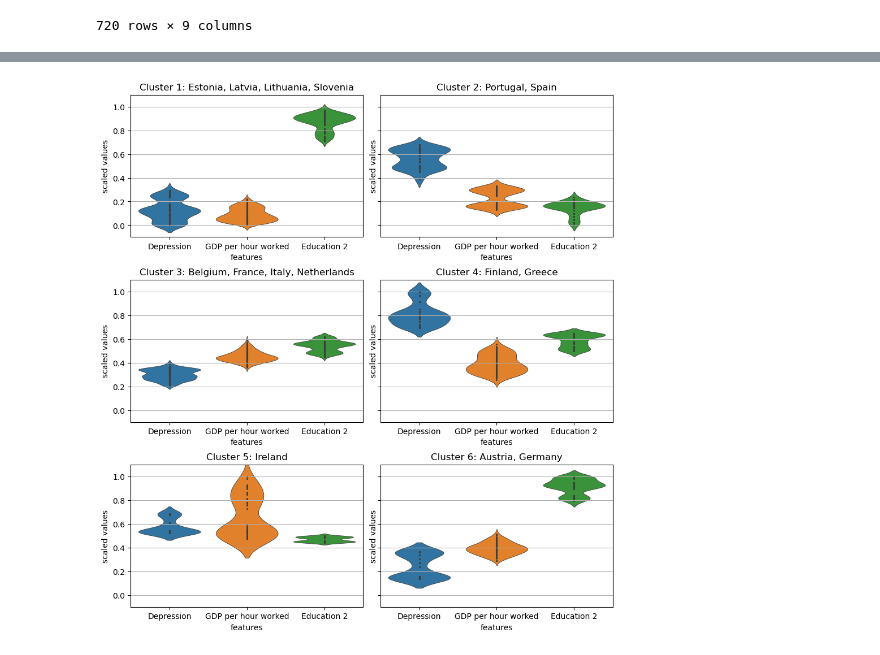
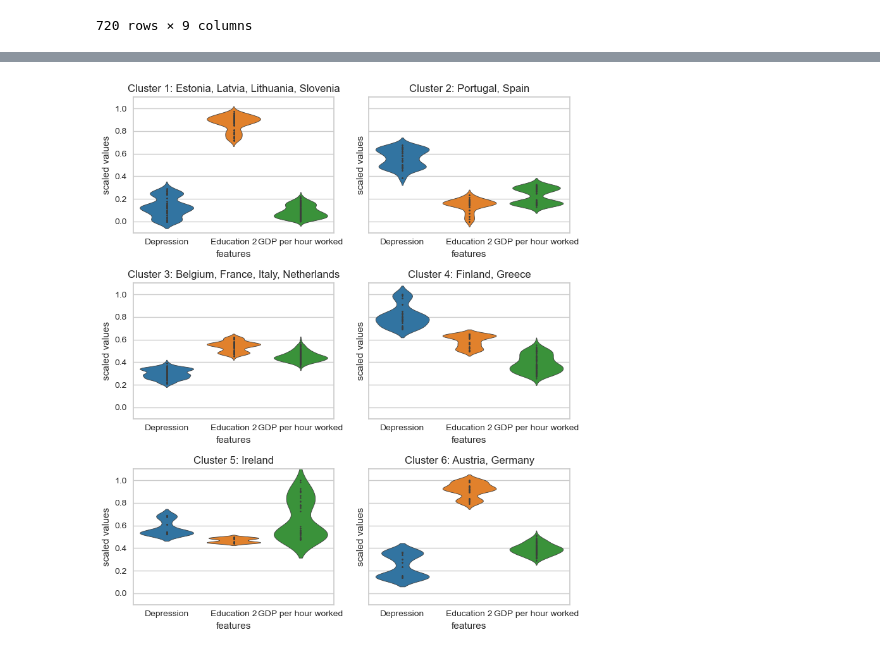
Before and after one commit to nisa-bayraktar/european_productivity, a Jupyter notebook: clustering/better_clustering.ipynb, the cells around one changed output, grey strips where cells are left out. Drawn from its saved outputs; the diff is of its cells as text; code cells hidden in the pictures.

Commit message:
update to make plots

```diff
--- a/clustering/better_clustering.ipynb
+++ b/clustering/better_clustering.ipynb
@@ -439,13 +457,13 @@ for i in output_list:
 
     model = KMeans(random_state=0)
 
-    visualizer = KElbowVisualizer(model, k=(3,8), timings=False)
+    visualizer = KElbowVisualizer(model, k=(3,8), metric='silhouette', timings=False)
     visualizer.fit(x_scaled)
     score = visualizer.elbow_score_
     value = visualizer.elbow_value_
 
-    if score>10:
-        visualizer.show()
+    if score>0.55:
+        # visualizer.show()
         idx = df1.columns
         mylist = idx.tolist()
 
@@ -545,52 +546,63 @@ Iteration:  33  out of:  84
 # plt.show()
 # %%
 #  -------------------------------- Finding k for cluster group 1  -------------------------------
-cluster = ['Depression',  'GDP per hour worked',  'Education 2']
+cluster = ['Depression', 'Education 2', 'GDP per hour worked']
 df1 = big_data[cluster]
+clusters = 6
 
 min_max_scaler = MinMaxScaler()
 x_scaled1 = min_max_scaler.fit_transform(df1.values)
 df1 = pd.DataFrame(x_scaled1)
 
 kmeans1 = KMeans(init="k-means++",
-                n_clusters=6,
+                n_clusters=clusters,
                 max_iter = 500,
                 random_state=0
                 ).fit(df1)
 
+
+layout = dict(height=400,width=600, showlegend=True,
+    margin=dict(l=10, r=10, t=30, b=10))
+
+
 df1.columns = cluster
-df1['kmeans'] = pd.DataFrame(kmeans1.labels_)
+df1['kmeans'] = pd.DataFrame(kmeans1.labels_).astype(str)
 df1['labels'] = labels
+
+df1 = df1.sort_values('kmeans', ascending=True, ignore_index=True)
 
 fig = px.scatter_3d(df1, x=cluster[0], y=cluster[1], z=cluster[2],
               color='kmeans')
+fig.update_layout(layout)
+fig.update_layout(legend_title="Cluster")
 fig.show()
 
 
 fig2 = px.scatter_3d(df1, x=cluster[0], y=cluster[1], z=cluster[2],
               color=labels)
+fig2.update_layout(layout)
 fig2.show()
 # %%
 # ---------------------------------- Violin Plot for each cluster ------------------
 
-clusters = 6
 plt.rcParams['axes.grid'] = True
-# plt.rcParams["figure.autolayout"] = True
-fig, axes = plt.subplots(3, 2, figsize=(11,12), sharey=True, dpi=100)
+plt.rcParams["figure.autolayout"] = True
+plt.rcParams["axes.grid"] = True
+fig, axes = plt.subplots(3, 2, figsize=(8,9), sharey=True, dpi=100)
 fig.subplots_adjust(hspace=0.3, wspace = 0.075)
 
 plt.ylim(-0.1, 1.1)
 for i in range(0, clusters):
 
     c = df1.loc[df1.kmeans == i].copy(deep=True)
     cluster_countries = list(c['labels'].unique())
     c.drop(['kmeans', 'labels'], axis=1, inplace=True)
 
     c = c.melt(var_name='features', value_name='scaled values')
 
-    ax = sns.violinplot(data=c,x="features",y="scaled values",linewidth=0.6,inner='point',scale='width',ax=axes[int(i/2),i%2]).set(
+    ax = sns.violinplot(data=c,x="features",y="scaled values",palette="tab10",linewidth=0.6,inner='point',scale='width',ax=axes[int(i/2),i%2]).set(
         title = 'Cluster '+str(i+1)+': '+', '.join(cluster_countries))
-
+# plt.border('on')
 plt.show()
 # %% [output]
-[figure, old version]
+[figure, new version]
```
Also changed, not shown: parts of 4 cells of this notebook, 5 other files.
